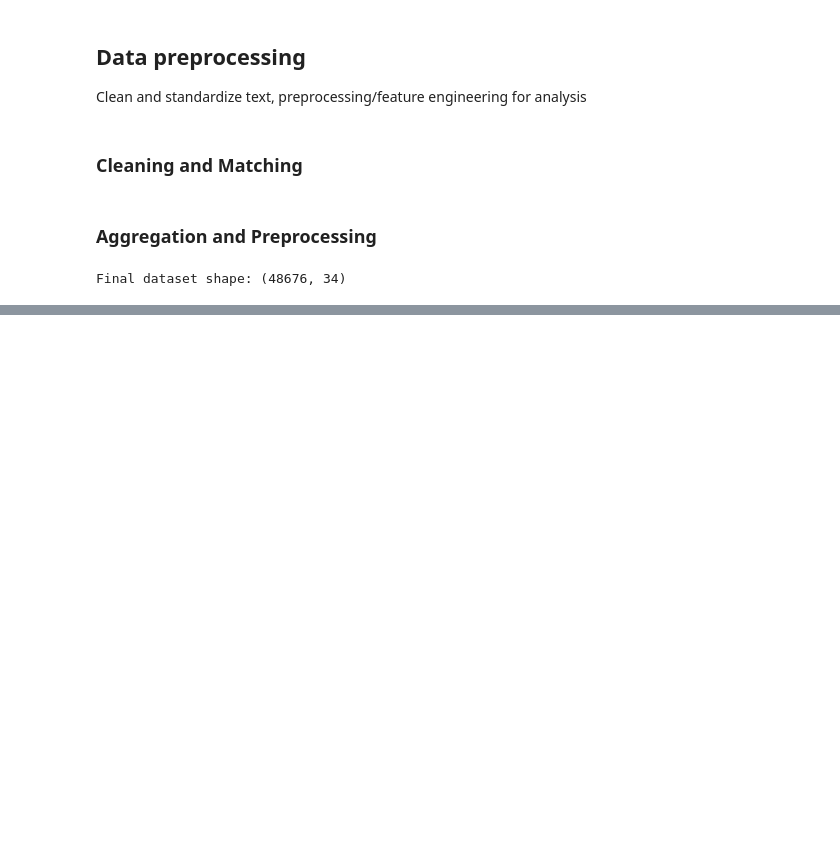
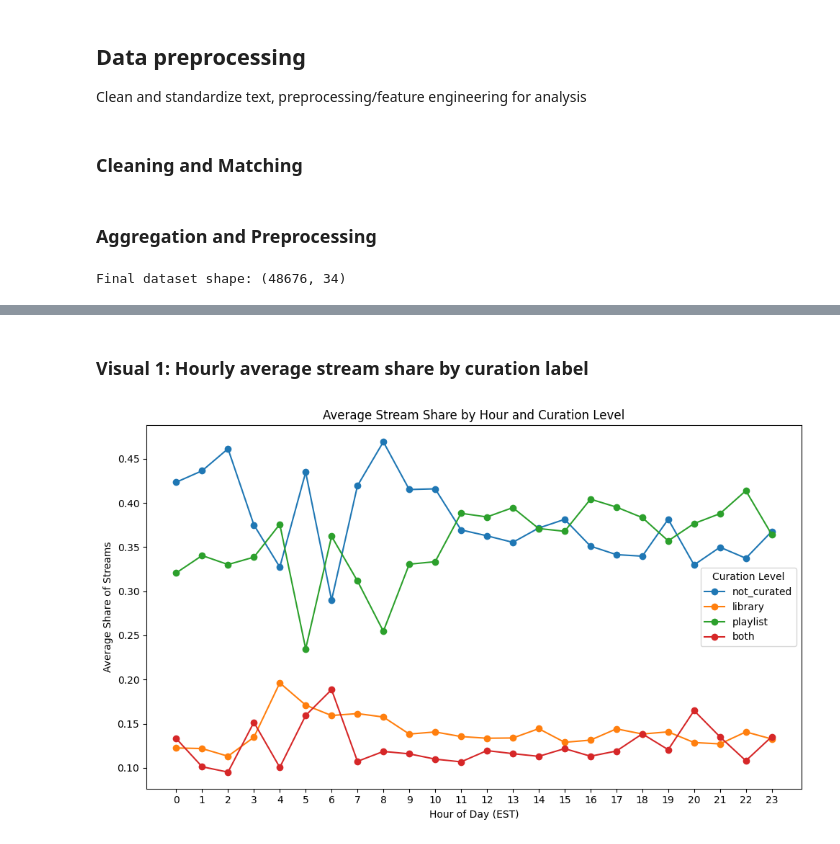
Before and after one commit to hjl-liz/spotify_project_group, a Jupyter notebook: team_red8_phase2_analysis.ipynb, the cells around one changed output, grey strips where cells are left out. Cells and saved outputs as stored; diff of their text form; code cells hidden in the pictures; blank space fills up the shorter version.

```diff
--- a/team_red8_phase2_analysis.ipynb
+++ b/team_red8_phase2_analysis.ipynb
@@ -230,0 +328,11 @@ Final dataset shape: (48676, 34)
+# %%
+# Step 3: Create engagement measures at the event level
+
+history_all["minutes_played"] = history_all["msPlayed"] / 60000
+
+# Quick sanity check
+print("Total streaming events:", len(history_all))
+print("Total minutes played:", round(history_all["minutes_played"].sum(), 2))
+
+print("\nMinutes played summary:")
+print(history_all["minutes_played"].describe())
@@ -230,0 +527,15 @@ Final dataset shape: (48676, 34)
+# %%
+# Step 6B: Average hourly shares across users
+
+avg_user_hour_curation = (
+    user_hour_curation
+    .groupby(["hour_est", "curation_label"], observed=False)
+    .agg(
+        avg_stream_share=("stream_share_user_hour", "mean"),
+        avg_minutes_share=("minutes_share_user_hour", "mean"),
+        user_count=("user_id", "nunique")
+    )
+    .reset_index()
+)
+
+display(avg_user_hour_curation.head(20))
@@ -230,0 +644,20 @@ Final dataset shape: (48676, 34)
+# %% [markdown]
+### Visual 1: Hourly average stream share by curation label
+# %%
+# Visual 1: Hourly average stream share by curation label
+
+plt.figure(figsize=(10, 6))
+
+for label in curation_order:
+    temp = avg_user_hour_curation[avg_user_hour_curation["curation_label"] == label]
+    plt.plot(temp["hour_est"], temp["avg_stream_share"], marker="o", label=label)
+
+plt.title("Average Stream Share by Hour and Curation Level")
+plt.xlabel("Hour of Day (EST)")
+plt.ylabel("Average Share of Streams")
+plt.xticks(range(0, 24))
+plt.legend(title="Curation Level")
+plt.tight_layout()
+plt.show()
+# %% [output]
+[figure, added]
```
Also changed, not shown: parts of 32 cells of this notebook.
